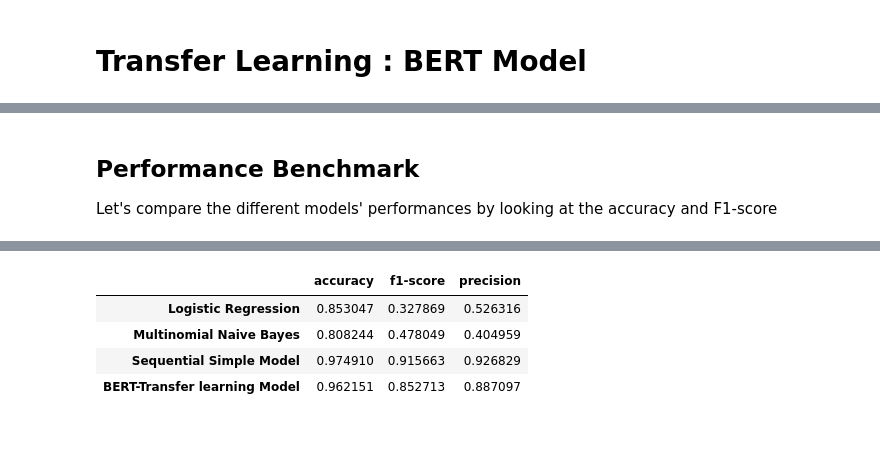
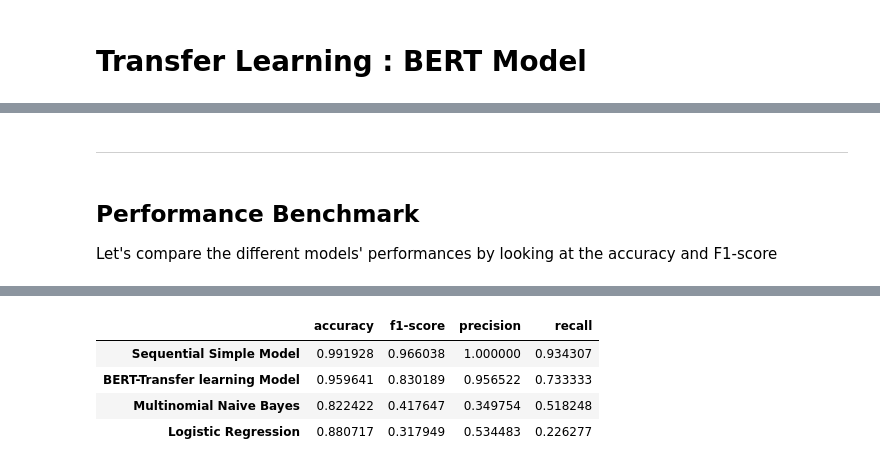
Before and after one commit to Swellisgood/fullstack-data-certification, a Jupyter notebook: BLOC_4_ATnT_spam_detector/atnt_spam_detector.ipynb, the cells around one changed output, grey strips where cells are left out. Saved outputs shown, nothing was run; the diff lists cells and outputs as text; code cells hidden in the pictures; blank space fills up the shorter version.

```diff
--- a/BLOC_4_ATnT_spam_detector/atnt_spam_detector.ipynb
+++ b/BLOC_4_ATnT_spam_detector/atnt_spam_detector.ipynb
@@ -476,2 +538,0 @@ outputs = tf.keras.layers.Dense(1, activation = 'sigmoid', name = 'Dense')(dropo
-# %%
-model_tlbert = tf.keras.Model(inputs = [text_input], outputs = [outputs])
@@ -507,11 +580,9 @@ model_tlbert.compile(optimizer ='adam',
 # %%
 # Train test split per text
-text_train, text_test, y_train, y_test = train_test_split(df.message_clean, df.category, test_size=0.1, random_state=1,stratify=df.category)
-
-text_train, text_val, y_train, y_val = train_test_split(text_train, y_train, test_size=0.1, random_state=1,stratify=y_train)
+text_train, text_test, y_train, y_test = train_test_split(df.message_clean, df.category, test_size=0.2, random_state=1,stratify=df.category)
+text_train, text_val, y_train, y_val = train_test_split(text_train, y_train, test_size=0.2, random_state=1,stratify=y_train)
 
 # creating tensorflow datasets slices and making batches
-
 text_train_ds = tf.data.Dataset.from_tensor_slices((text_train, y_train))
 text_test_ds = tf.data.Dataset.from_tensor_slices((text_test, y_test))
 text_val_ds = tf.data.Dataset.from_tensor_slices((text_val, y_val))
@@ -520,5 +591,5 @@ text_train_ds = text_train_ds.shuffle(len(text_train_ds)).batch(64)
 text_test_ds = text_test_ds.shuffle(len(text_test_ds)).batch(64)
 text_val_ds = text_val_ds.shuffle(len(text_val_ds)).batch(64)
 # %%
-history_tlbert = model_tlbert.fit(text_train_ds, epochs=50, validation_data=text_val_ds)
+history_tlbert = model_tlbert.fit(text_train_ds, epochs=30, validation_data=text_val_ds)
 # %% [output]
@@ -628,3 +725,5 @@ plt.show()
+# %% [markdown]
+---
 # %% [markdown]
 ## Performance Benchmark
 Let's compare the different models' performances by looking at the accuracy and F1-score
@@ -635,10 +734,12 @@ def performance_model(model, X, y):
     accuracy = accuracy_score(y, y_pred)
     f1 = f1_score(y, y_pred)
     precision = precision_score(y, y_pred)
+    recall = recall_score(y, y_pred)
 
     model_performance = {'accuracy': accuracy,
                           'f1-score': f1,
-                         'precision': precision}
+                         'precision': precision,
+                         'recall' : recall}
 
     return model_performance
 # %%
@@ -650,7 +751,7 @@ BERT_model = performance_model(model_tlbert,text_val, y_val)
 data_results = pd.DataFrame({'Logistic Regression':logreg,
                              'Multinomial Naive Bayes':naiveb,
                              'Sequential Simple Model':simple_model,
-                             'BERT-Transfer learning Model':BERT_model}).transpose()
+                             'BERT-Transfer learning Model':BERT_model,}).transpose().sort_values(by='f1-score',ascending=False)
 
-data_results.iloc[:,:3]
+data_results.iloc[:,:4]
 # %% [output]
@@ -659,5 +760,5 @@ data_results.iloc[:,:3]
-|  | accuracy | f1-score | precision |
-| Logistic Regression | 0.853047 | 0.327869 | 0.526316 |
-| Multinomial Naive Bayes | 0.808244 | 0.478049 | 0.404959 |
-| Sequential Simple Model | 0.974910 | 0.915663 | 0.926829 |
-| BERT-Transfer learning Model | 0.962151 | 0.852713 | 0.887097 |
+|  | accuracy | f1-score | precision | recall |
+| Sequential Simple Model | 0.991928 | 0.966038 | 1.000000 | 0.934307 |
+| BERT-Transfer learning Model | 0.959641 | 0.830189 | 0.956522 | 0.733333 |
+| Multinomial Naive Bayes | 0.822422 | 0.417647 | 0.349754 | 0.518248 |
+| Logistic Regression | 0.880717 | 0.317949 | 0.534483 | 0.226277 |
```
Also changed, not shown: parts of 35 cells of this notebook, 2 other files.
